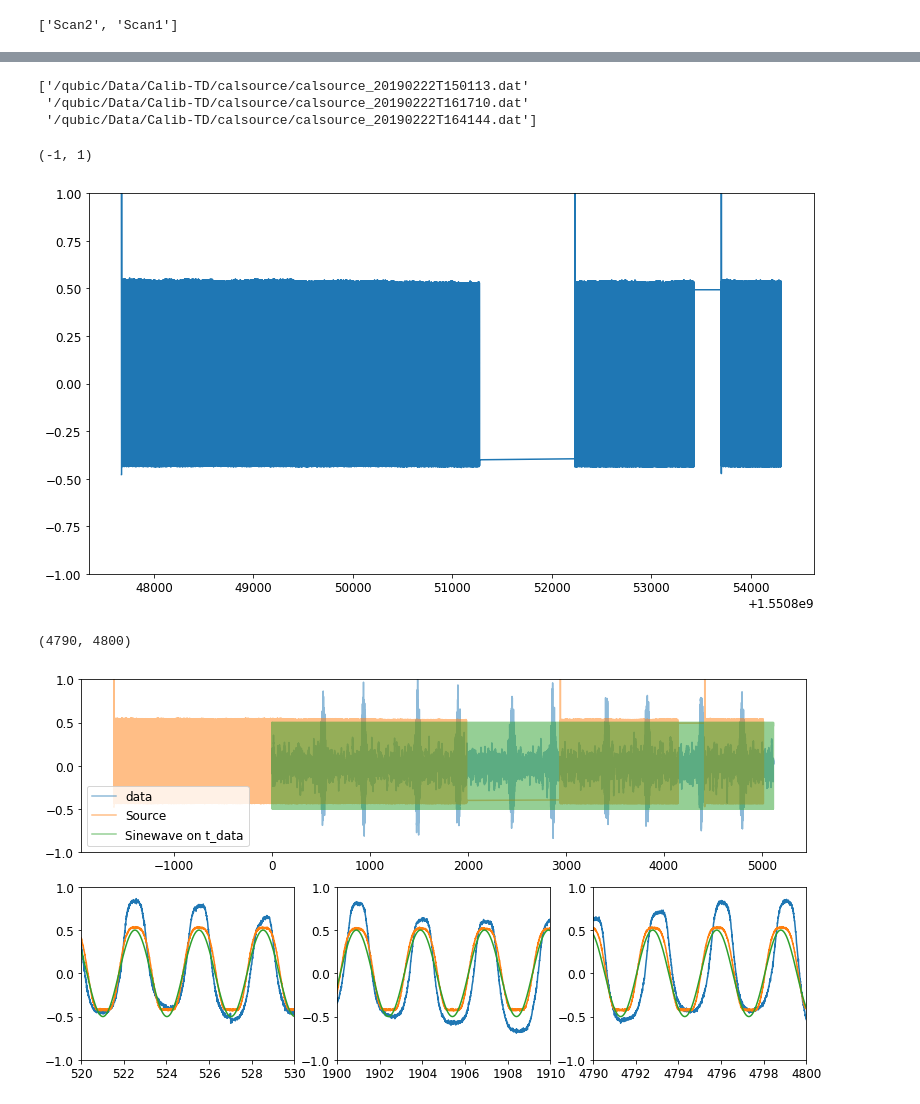
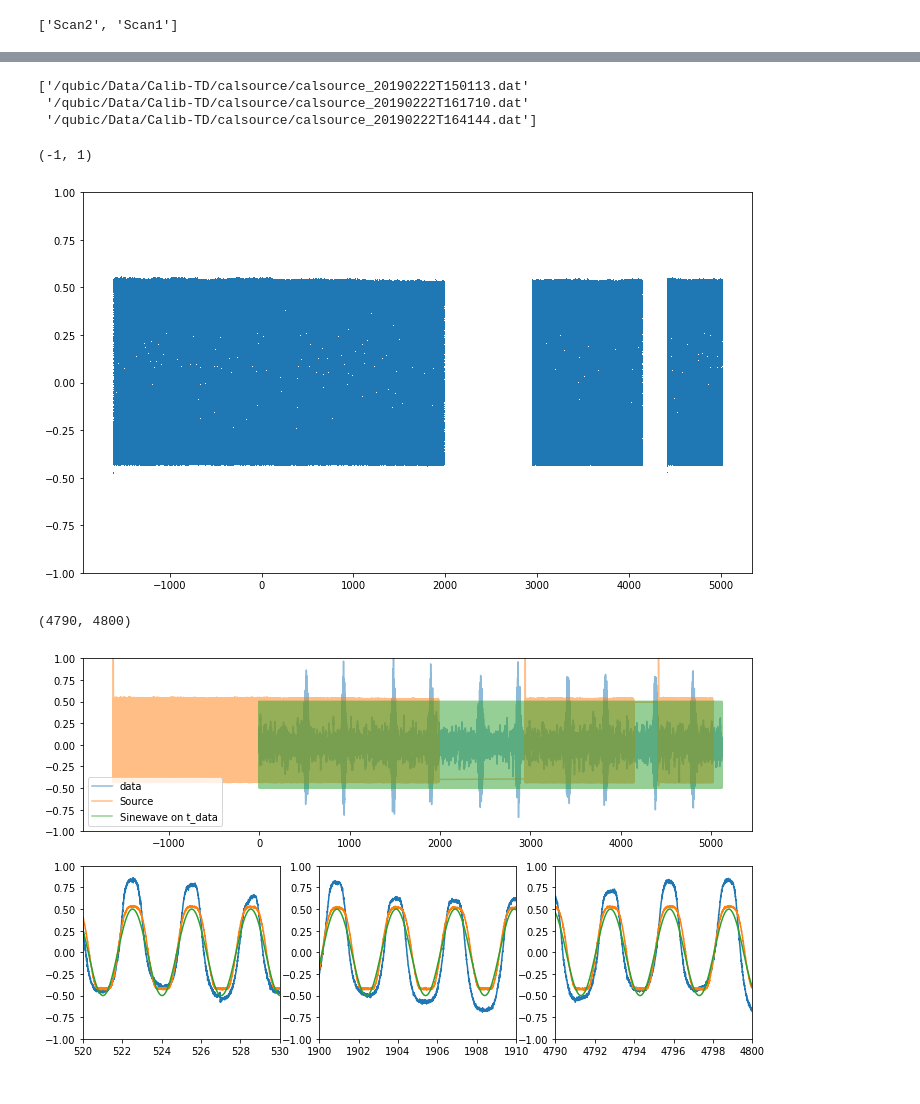
Before and after one commit to qubicsoft/qubic, a Jupyter notebook: qubic/scripts/Calibration/Continuous Scans Azimuth.ipynb, the cells around one changed output, grey strips where cells are left out. Saved outputs shown, nothing was run; the diff lists cells and outputs as text; code cells hidden in the pictures.

```diff
--- a/qubic/scripts/Calibration/Continuous Scans Azimuth.ipynb
+++ b/qubic/scripts/Calibration/Continuous Scans Azimuth.ipynb
@@ -47,11 +51,16 @@ nsamples = len(a.timeline(TES=63))
 pow2 = int(np.log(nsamples)/np.log(2))
 ns = 2**pow2
 FREQ_SAMPLING = 1./a.sample_period()
-t_data = a.timeline_timeaxis(0,axistype='index')
-print(nsamples)
+
+t_data = a.timeline_timeaxis(axistype='pps')
+#t_data = a.timeline_timeaxis(axistype='index')
 
 t_az, azinit = ft.read_hkintern(thedir,thefieldname='Platform-Azimut')
 az = (azinit-2.**15)/2.**16*360
+
+mini_t_data = np.min(t_data)
+t_data = t_data-mini_t_data
+t_az = t_az-mini_t_data
 # %% [output]
 Reading data for ASIC 2
 reading fits file: /qubic/Data/Calib-TD/2019-02-22/2019-02-22_16.28.01__Scan2/Sums/science-asic2-2019.02.22.162801.fits
@@ -181,25 +212,25 @@ tight_layout()
 # %%
 fcalsrc = np.sort(glob.glob('/qubic/Data/Calib-TD/calsource/calsource_20190222*'))
 print fcalsrc
 tt = []
 dd = []
 for ff in fcalsrc:
     thett, thedd = np.loadtxt(ff).T
     tt.append(thett)
     dd.append(thedd)
 
 tt = np.concatenate(tt)
 dd = np.concatenate(dd)
-tt += 3600
+tt += 3600-mini_t_data
 dd = (dd-np.mean(dd))/np.std(dd)
-plot(tt,dd)
+plot(tt,dd,',')
 ylim(-1,1)
 # %% [output]
 ['/qubic/Data/Calib-TD/calsource/calsource_20190222T150113.dat'
  '/qubic/Data/Calib-TD/calsource/calsource_20190222T161710.dat'
  '/qubic/Data/Calib-TD/calsource/calsource_20190222T164144.dat']
 (-1, 1)
-[figure, old version]
+[figure, new version]
 # %%
 
 fct = np.sin((t_data+0.75)*2*np.pi/(1./0.333))/2
@@ -234,4 +265,4 @@ ylim(-1,1)
 xlim(4790,4800)
 # %% [output]
 (4790, 4800)
-[figure, old version]
+[figure, new version]
```
Also changed, not shown: parts of 11 cells of this notebook, 2 other files.
